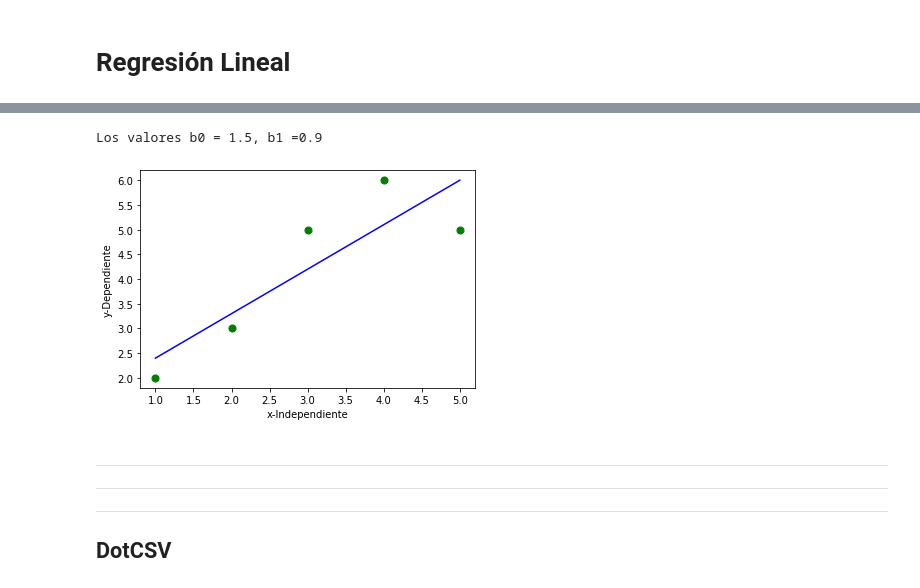
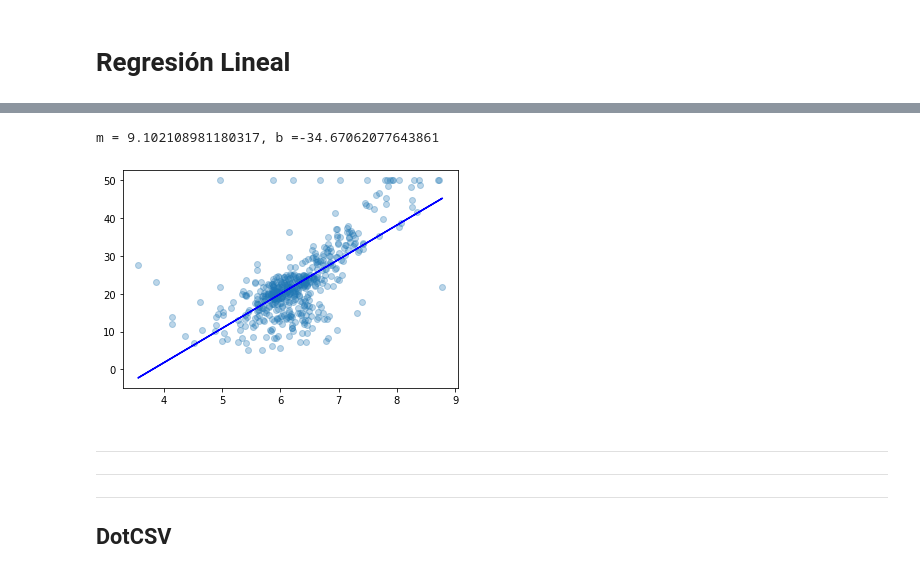
Before and after one commit to calderon9505/DataScience_Platzi, a Jupyter notebook: 05_Machine Learning/01_RegresionLineal.ipynb, the cells around one changed output, grey strips where cells are left out. Drawn from its saved outputs; the diff is of its cells as text; code cells hidden in the pictures.

Commit message:
Regresion lineal y descenso del gradiente

```diff
--- a/05_Machine Learning/01_RegresionLineal.ipynb
+++ b/05_Machine Learning/01_RegresionLineal.ipynb
@@ -11,3 +13,9 @@ La linea de regresión debe pasar los los promedios de *X* y *Y*. Con esto se te
 # %%
 import numpy as np
 import matplotlib.pyplot as plt
+
+from sklearn.datasets import load_boston
+boston = load_boston()
+
+X = boston.data[:,5]
+Y = boston.target
@@ -39,22 +40,29 @@ def plot_regression(x, y, W):
-# %%
-def main():
-
-    #DATASET
-    x = np.array([1,2,3,4,5])
-    y = np.array([2,3,5,6,5])
-
-    #Obtenemos b1 y b2
-    W = estimate_W0_W1(x, y)
-    print("Los valores b0 = {}, b1 ={}".format(W[0], W[1]))
-
-    #Graficamos nuestra linea de regresion
-    plot_regression(x, y, W)
-
-if __name__== "__main__":
-    main()
-# %% [output]
-Los valores b0 = 1.5, b1 =0.9
-[figure, removed]
+# %%
+def regresion():
+
+    mean_x, mean_y = np.mean(X), np.mean(Y)
+
+    numerador = np.sum((X-mean_x)*(Y-mean_y))
+    denominador = np.sum(X*(X-mean_x))
+    #propiedad matematica compleja aplicada.
+
+    m = numerador / denominador
+    b = mean_y - m*mean_x
+
+    return m, b
+
+def graficar():
+    plt.scatter(X,Y, alpha=0.3)
+
+    y_pred = m*X + b
+    plt.plot(X, y_pred, color = "b")
+
+m, b = regresion()
+print("m = {}, b ={}".format(m, b))
+graficar()
+# %% [output]
+m = 9.102108981180317, b =-34.67062077643861
+[figure, added]
 # %% [markdown]
 ---
 ---
```
Also changed, not shown: parts of 7 cells of this notebook, 1 other file.
